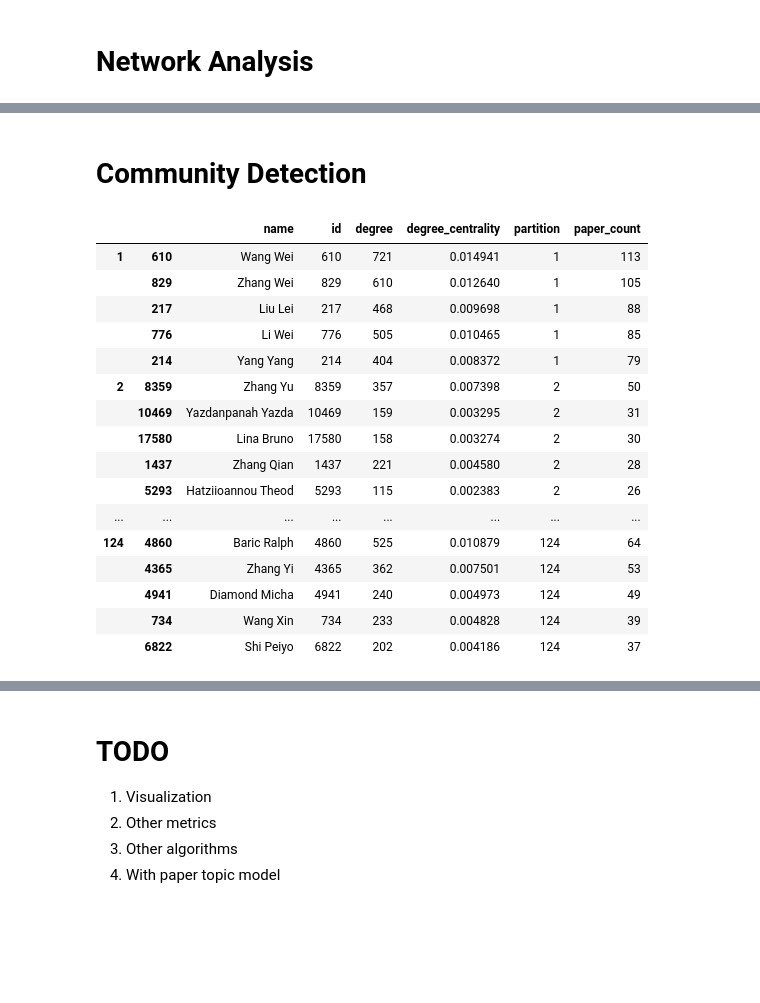
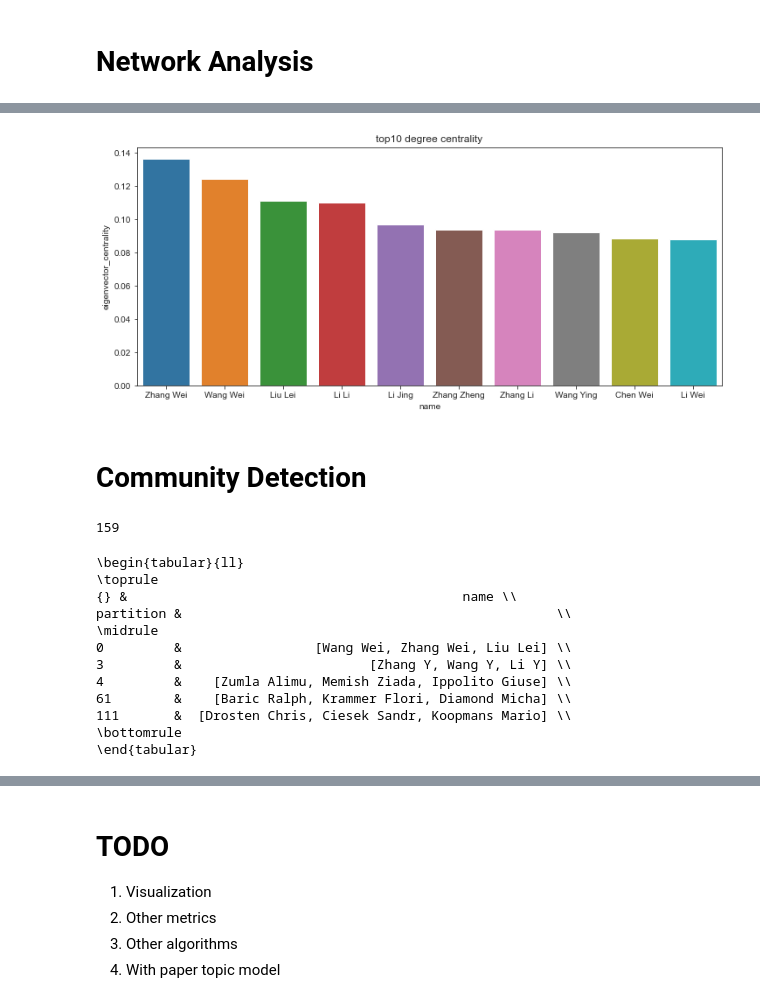
Before and after one commit to krisdiao/DS5230-covid19, a Jupyter notebook: co-author/co-author-analysis.ipynb, the cells around one changed output, grey strips where cells are left out. Saved outputs shown, nothing was run; the diff lists cells and outputs as text; code cells hidden in the pictures; blank space fills up the shorter version.

```diff
--- a/co-author/co-author-analysis.ipynb
+++ b/co-author/co-author-analysis.ipynb
@@ -189,3 +198,12 @@ sns.barplot(data=df_author.sort_values('degree_centrality',ascending=False)[:10]
+# %%
+plt.figure(figsize=(12, 5))
+
+plt.title('top10 degree centrality')
+sns.barplot(data=df_author.sort_values('eigenvector_centrality',ascending=False)[:10],
+            x='name', y='eigenvector_centrality')
+plt.savefig('pic/top_10_eigen_centrality.pdf')
+# %% [output]
+[figure, added]
 # %% [markdown]
 # Community Detection
 # %%
@@ -200,4 +216,8 @@ dendro = community_louvain.generate_dendrogram(G)
 df_author = pd.merge(left=df_author, right= author_paper_cnt,how='left',left_on='name',right_on='author_name')
 df_author_sampled = df_author[df_author.paper_count >= 10]
 sampled_id = df_author_sampled.id.to_list()
+# %%
+len(df_author.partition.unique())
+# %% [output]
+159
 # %%
@@ -205,22 +225,19 @@ top10_community = list(df_author.groupby(partition).id.count().sort_values(ascen
 # %%
-df_author[
-    df_author.partition.isin(top10_community)].groupby(partition).apply(
-    lambda x: x.nlargest(5, 'paper_count'))
+print(
+    df_author[
+    df_author.partition.isin(top5_community)].groupby(partition).apply(
+    lambda x: x.nlargest(3, 'paper_count')).reset_index()[['name','partition']].groupby('partition')['name'].apply(list).to_latex()
+)
 # %% [output]
-|  |  | name | id | degree | degree_centrality | partition | paper_count |
-| 1 | 610 | Wang Wei | 610 | 721 | 0.014941 | 1 | 113 |
-|  | 829 | Zhang Wei | 829 | 610 | 0.012640 | 1 | 105 |
-|  | 217 | Liu Lei | 217 | 468 | 0.009698 | 1 | 88 |
-|  | 776 | Li Wei | 776 | 505 | 0.010465 | 1 | 85 |
-|  | 214 | Yang Yang | 214 | 404 | 0.008372 | 1 | 79 |
-| 2 | 8359 | Zhang Yu | 8359 | 357 | 0.007398 | 2 | 50 |
-|  | 10469 | Yazdanpanah Yazda | 10469 | 159 | 0.003295 | 2 | 31 |
-|  | 17580 | Lina Bruno | 17580 | 158 | 0.003274 | 2 | 30 |
-|  | 1437 | Zhang Qian | 1437 | 221 | 0.004580 | 2 | 28 |
-|  | 5293 | Hatziioannou Theod | 5293 | 115 | 0.002383 | 2 | 26 |
-| ... | ... | ... | ... | ... | ... | ... | ... |
-| 124 | 4860 | Baric Ralph | 4860 | 525 | 0.010879 | 124 | 64 |
-|  | 4365 | Zhang Yi | 4365 | 362 | 0.007501 | 124 | 53 |
-|  | 4941 | Diamond Micha | 4941 | 240 | 0.004973 | 124 | 49 |
-|  | 734 | Wang Xin | 734 | 233 | 0.004828 | 124 | 39 |
-|  | 6822 | Shi Peiyo | 6822 | 202 | 0.004186 | 124 | 37 |
+\begin{tabular}{ll}
+\toprule
+{} &                                           name \\
+partition &                                                \\
+\midrule
+0         &                 [Wang Wei, Zhang Wei, Liu Lei] \\
+3         &                        [Zhang Y, Wang Y, Li Y] \\
+4         &    [Zumla Alimu, Memish Ziada, Ippolito Giuse] \\
+61        &    [Baric Ralph, Krammer Flori, Diamond Micha] \\
+111       &  [Drosten Chris, Ciesek Sandr, Koopmans Mario] \\
+\bottomrule
+\end{tabular}
```
Also changed, not shown: parts of 19 cells of this notebook, 9 other files.
